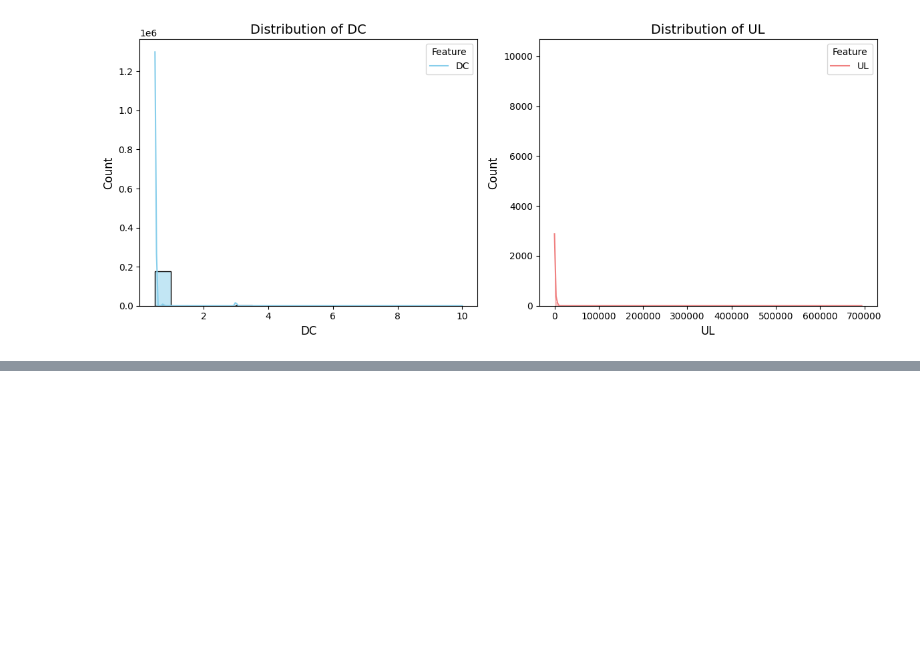
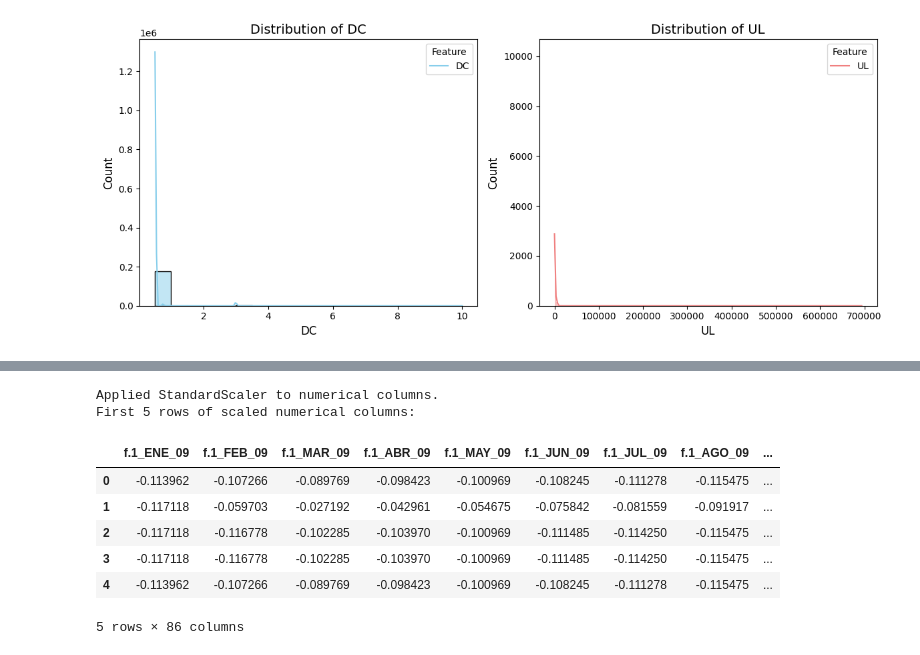
Before and after one commit to vathsankitha/water, a Jupyter notebook: Water.ipynb, the cells around one changed output, grey strips where cells are left out. Cells and saved outputs as stored; diff of their text form; code cells hidden in the pictures; blank space fills up the shorter version.

```diff
--- a/Water.ipynb
+++ b/Water.ipynb
@@ -221,0 +269,19 @@ plt.show()
+# %%
+from sklearn.preprocessing import StandardScaler
+
+scaler = StandardScaler()
+df_processed[numerical_cols] = scaler.fit_transform(df_processed[numerical_cols])
+
+print("Applied StandardScaler to numerical columns.")
+print("First 5 rows of scaled numerical columns:")
+display(df_processed[numerical_cols].head())
+# %% [output]
+Applied StandardScaler to numerical columns.
+First 5 rows of scaled numerical columns:
+|  | f.1_ENE_09 | f.1_FEB_09 | f.1_MAR_09 | f.1_ABR_09 | f.1_MAY_09 | f.1_JUN_09 | f.1_JUL_09 | f.1_AGO_09 | ... |
+| 0 | -0.113962 | -0.107266 | -0.089769 | -0.098423 | -0.100969 | -0.108245 | -0.111278 | -0.115475 | ... |
+| 1 | -0.117118 | -0.059703 | -0.027192 | -0.042961 | -0.054675 | -0.075842 | -0.081559 | -0.091917 | ... |
+| 2 | -0.117118 | -0.116778 | -0.102285 | -0.103970 | -0.100969 | -0.111485 | -0.114250 | -0.115475 | ... |
+| 3 | -0.117118 | -0.116778 | -0.102285 | -0.103970 | -0.100969 | -0.111485 | -0.114250 | -0.115475 | ... |
+| 4 | -0.113962 | -0.107266 | -0.089769 | -0.098423 | -0.100969 | -0.108245 | -0.111278 | -0.115475 | ... |
+5 rows × 86 columns
```
Also changed, not shown: parts of 17 cells of this notebook.
